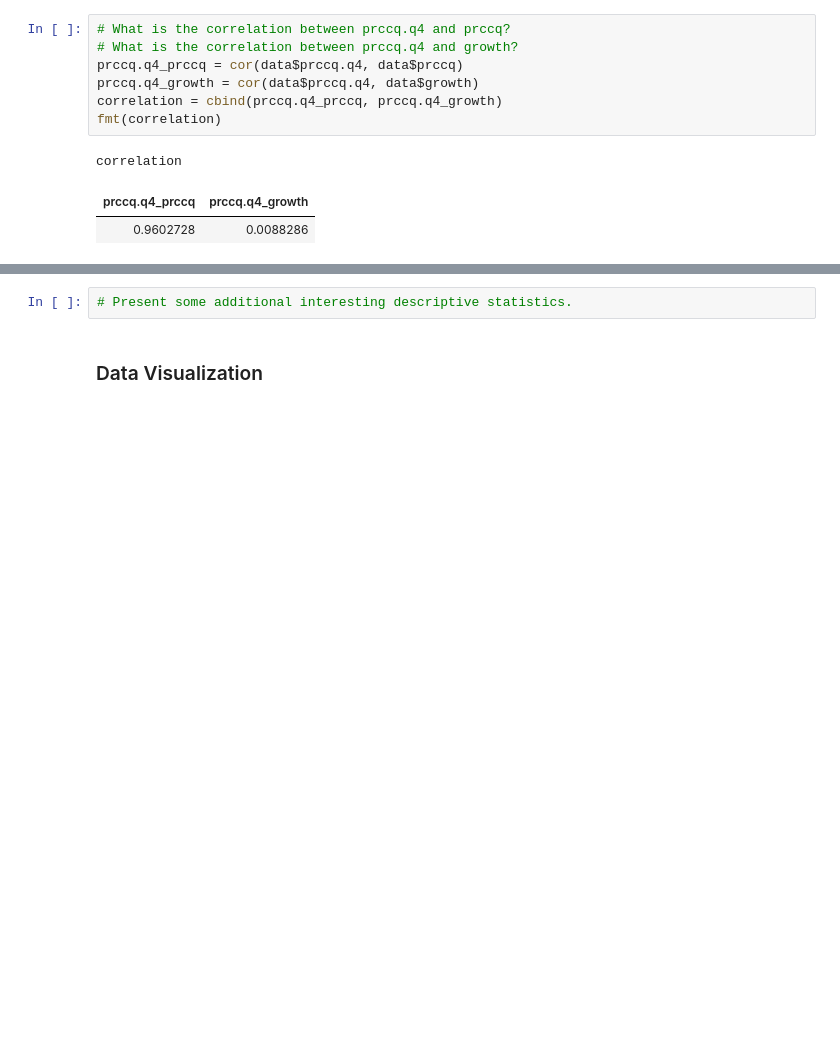
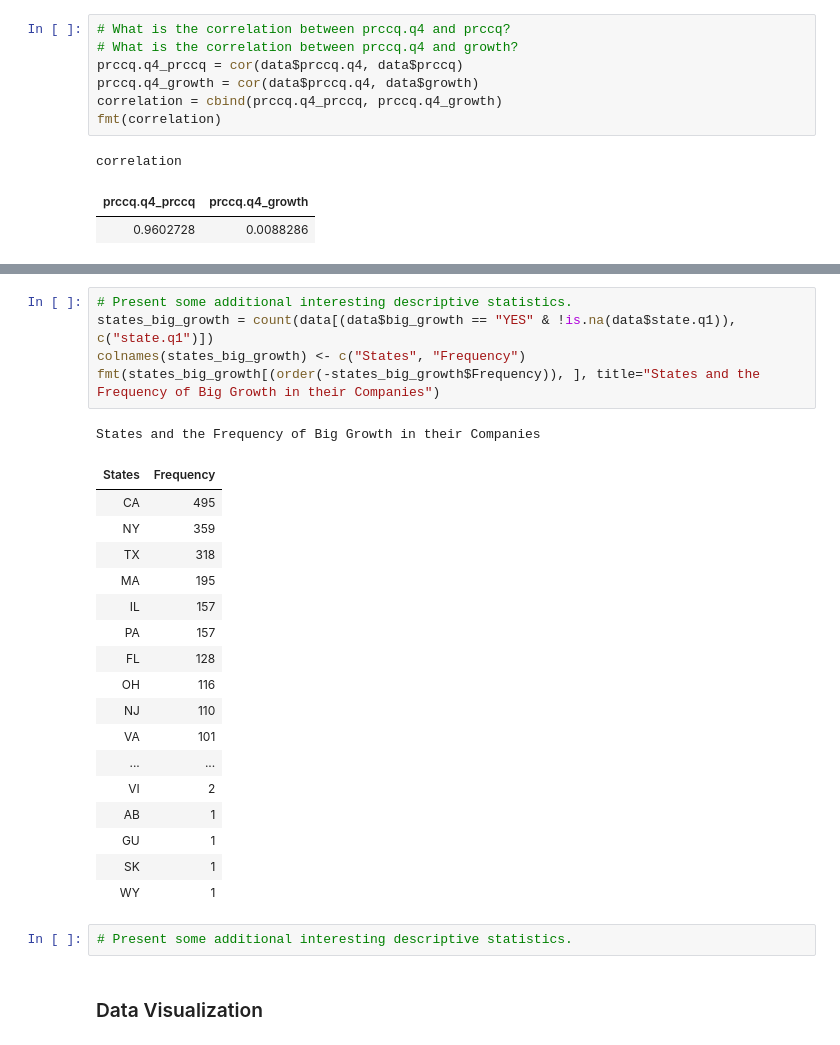
Before and after one commit to micahelinor/Data_Science, a Jupyter notebook: Projects/Advanced Business Analytics/Project A EDA.ipynb, the cells around one changed output, grey strips where cells are left out. Drawn from its saved outputs; the diff is of its cells as text; blank space fills up the shorter version.

Commit message:
Doing Descriptive Analysis on Project 1

```diff
--- a/Projects/Advanced Business Analytics/Project A EDA.ipynb
+++ b/Projects/Advanced Business Analytics/Project A EDA.ipynb
@@ -328,3 +337,27 @@ fmt(missing, title="")
+# %%
+# Present some additional interesting descriptive statistics.
+states_big_growth = count(data[(data$big_growth == "YES" & !is.na(data$state.q1)), c("state.q1")])
+colnames(states_big_growth) <- c("States", "Frequency")
+fmt(states_big_growth[(order(-states_big_growth$Frequency)), ], title="States and the Frequency of Big Growth in their Companies")
+# %% [output]
+States and the Frequency of Big Growth in their Companies
+| States | Frequency |
+| CA | 495 |
+| NY | 359 |
+| TX | 318 |
+| MA | 195 |
+| IL | 157 |
+| PA | 157 |
+| FL | 128 |
+| OH | 116 |
+| NJ | 110 |
+| VA | 101 |
+| ... | ... |
+| VI | 2 |
+| AB | 1 |
+| GU | 1 |
+| SK | 1 |
+| WY | 1 |
 # %%
 # Present some additional interesting descriptive statistics.
 # %% [markdown]
```
Also changed, not shown: parts of 6 cells of this notebook.
